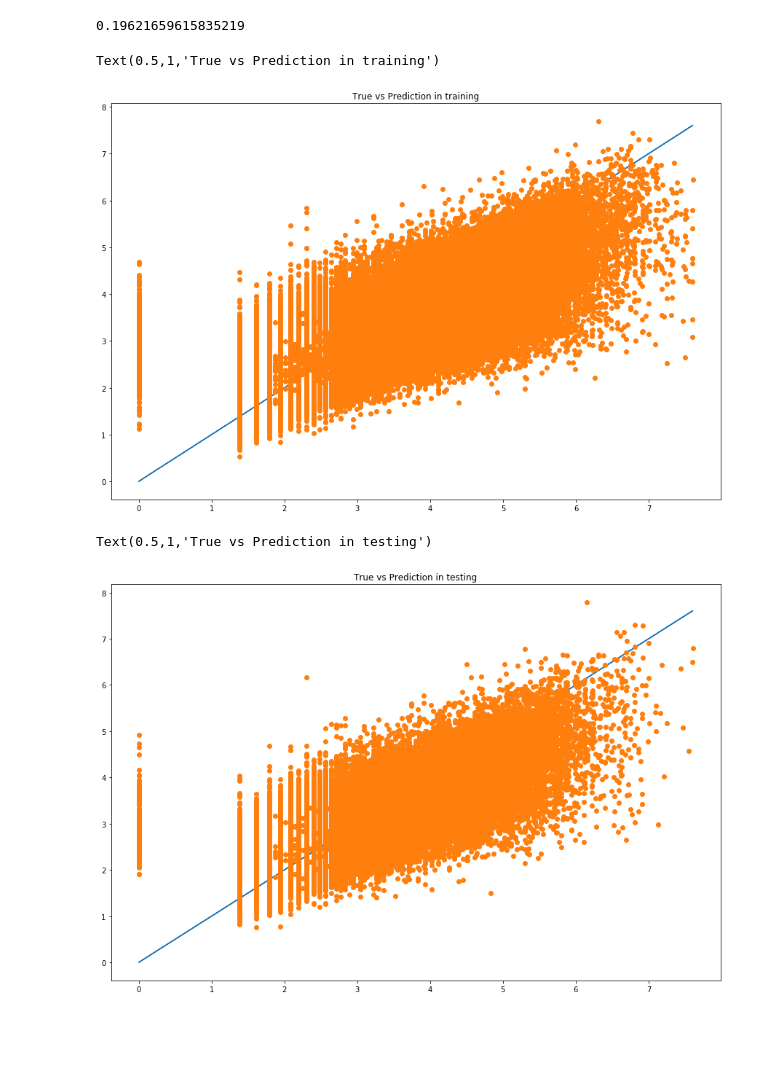
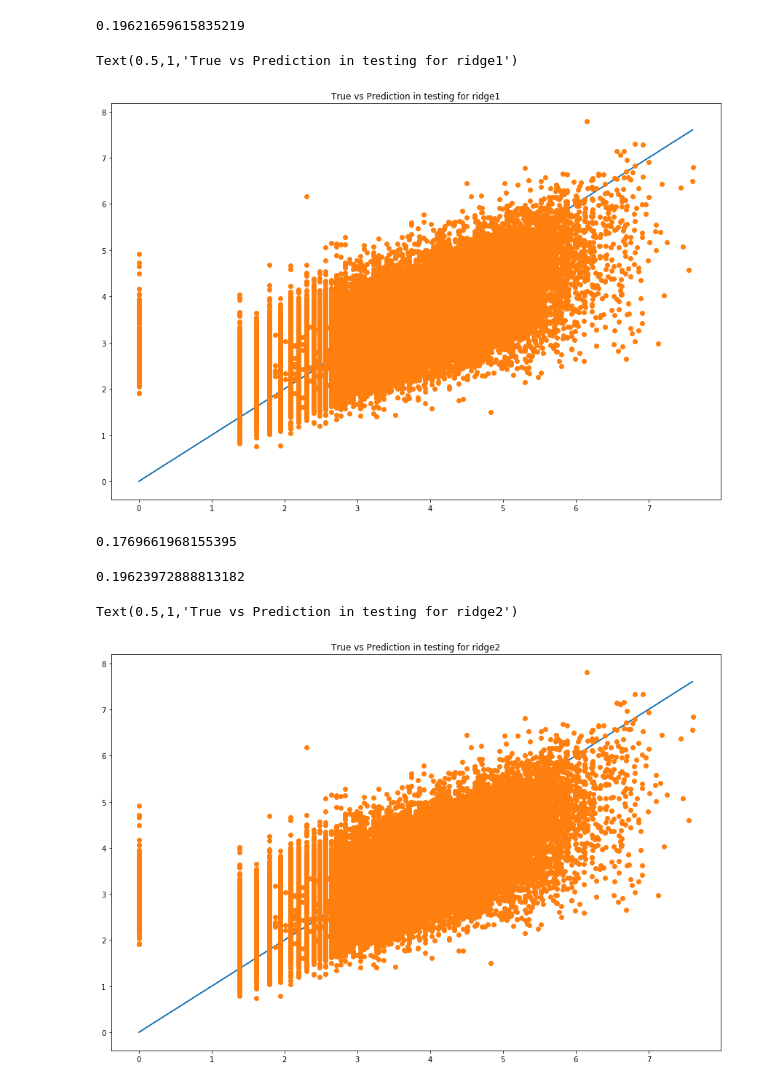
Before and after one commit to chen-xiong-yi/Mercari, a Jupyter notebook: Mercari.ipynb, the cells around one changed output. Cells and saved outputs as stored; diff of their text form; code cells hidden in the pictures; blank space fills up the shorter version.

```diff
--- a/Mercari.ipynb
+++ b/Mercari.ipynb
@@ -164,9 +176,11 @@ X_test_cat2 = count_category2.transform(X_test['category2'])
 X_train_cat3 = count_category3.fit_transform(X_train['category3'])
 X_test_cat3 = count_category3.transform(X_test['category3'])
 # %%
-import re
-
 def preprocess(text):
+    """
+    because sizes of lot of electronic products were not labeled uniformly (64 GB can be 64g, 64gb, 64G),
+    we change different forms into one form
+    """
     text = re.sub('(\d{2})\s?(gb?)', '\\1\\2', text, flags=re.IGNORECASE).upper()
     return text
 # %%
@@ -198,5 +210,5 @@ from sklearn.metrics import mean_squared_log_error
 # %%
-ridge = Ridge(solver='sag', random_state = 0)
-ridge.fit(X_train_, y_train)
-ridge_pred = ridge.predict(X_train_)
+ridge1 = Ridge(solver='sag', random_state = 0)
+ridge1.fit(X_train_, y_train)
+ridge1_pred = ridge1.predict(X_train_)
 # %%
@@ -204,14 +216,14 @@ mean_squared_log_error(np.exp(y_train), np.exp(ridge_pred))
 # %% [output]
 0.17628532075234363
 # %%
-ridge_test = ridge.predict(X_test_)
-mean_squared_log_error(np.exp(y_test), np.exp(ridge_test))
+ridge1_test = ridge1.predict(X_test_)
+mean_squared_log_error(np.exp(y_test), np.exp(ridge1_test))
 # %% [output]
 0.19621659615835219
 # %%
 plt.figure(figsize=(15,10))
-plt.plot(y_train, y_train, y_train, ridge_pred, 'o')
-plt.title('True vs Prediction in training')
+plt.plot(y_test, y_test, y_test, ridge1_test, 'o')
+plt.title('True vs Prediction in testing for ridge1')
 # %% [output]
-Text(0.5,1,'True vs Prediction in training')
+Text(0.5,1,'True vs Prediction in testing for ridge1')
-[figure, old version]
+[figure, new version]
@@ -218,7 +234,16 @@ Text(0.5,1,'True vs Prediction in training')
+# %%
+mean_squared_log_error(np.exp(y_train), np.exp(ridge2_pred))
+# %% [output]
+0.1769661968155395
+# %%
+ridge2_test = ridge2.predict(X_test_)
+mean_squared_log_error(np.exp(y_test), np.exp(ridge2_test))
+# %% [output]
+0.19623972888813182
 # %%
 plt.figure(figsize=(15,10))
-plt.plot(y_test, y_test, y_test, ridge_test, 'o')
-plt.title('True vs Prediction in testing')
+plt.plot(y_test, y_test, y_test, ridge2_test, 'o')
+plt.title('True vs Prediction in testing for ridge2')
 # %% [output]
-Text(0.5,1,'True vs Prediction in testing')
+Text(0.5,1,'True vs Prediction in testing for ridge2')
-[figure, old version]
+[figure, new version]
```
Also changed, not shown: parts of 25 cells of this notebook.
